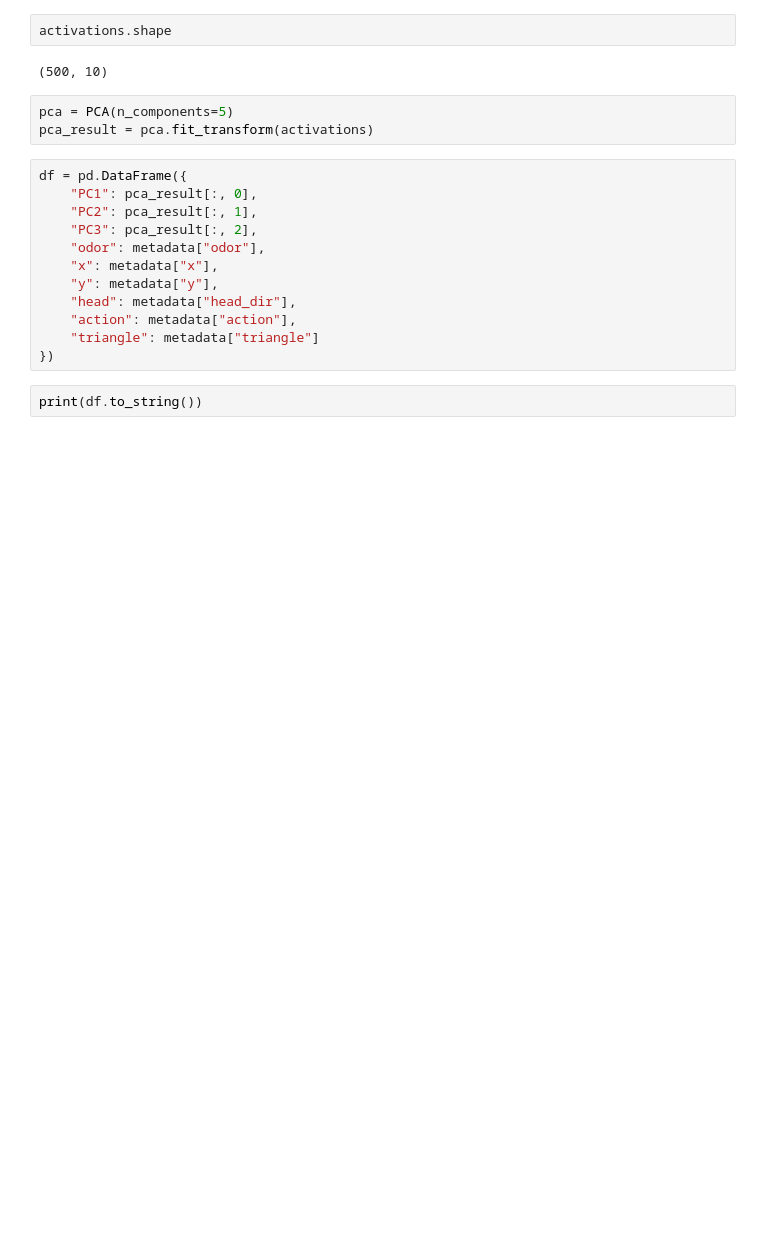
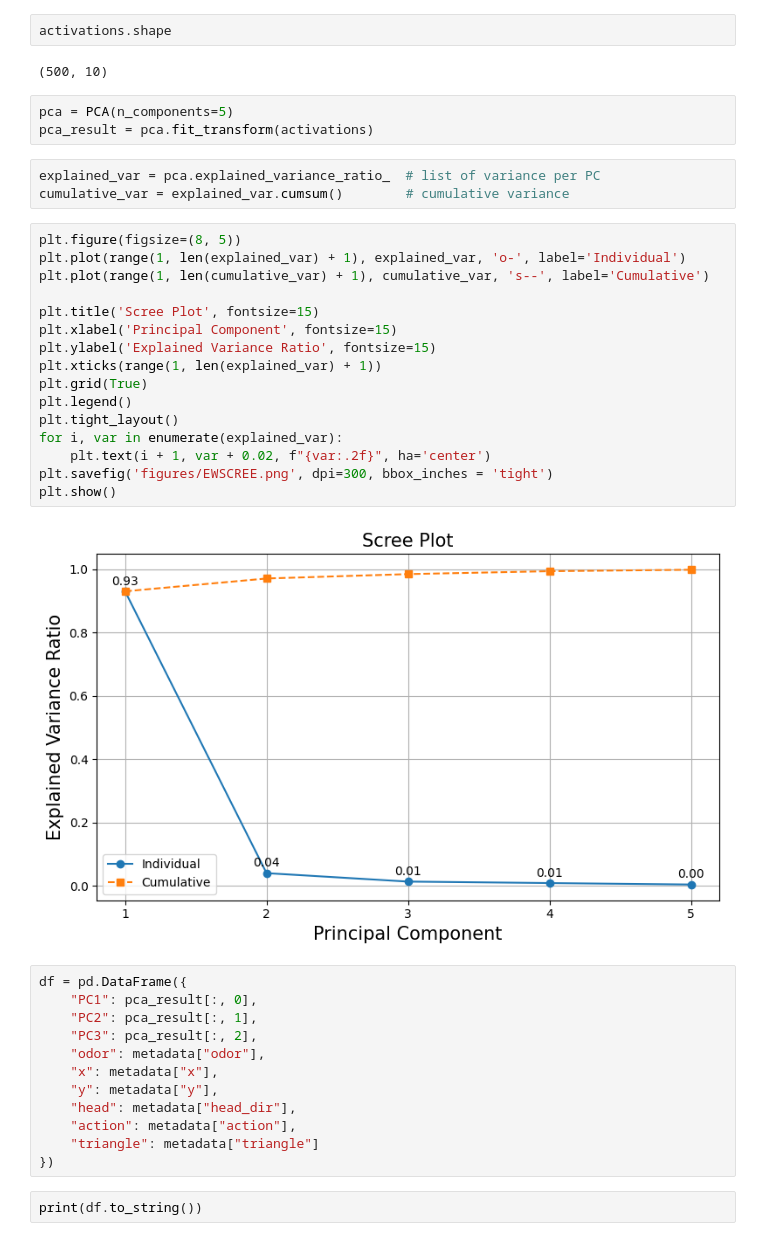
Before and after one commit to NiloufarRazmi/RL_Olfaction, a Jupyter notebook: cartesian_polar/visualization_notebooks/bottleneck_analysis/pca-curves.ipynb, the cells around one changed output. Drawn from its saved outputs; the diff is of its cells as text; blank space fills up the shorter version.

```diff
--- a/cartesian_polar/exp_autoencoder/pca-curves.ipynb
+++ b/cartesian_polar/visualization_notebooks/bottleneck_analysis/pca-curves.ipynb
@@ -286,6 +292,27 @@ activations.shape
 # %%
 pca = PCA(n_components=5)
 pca_result = pca.fit_transform(activations)
+# %%
+explained_var = pca.explained_variance_ratio_  # list of variance per PC
+cumulative_var = explained_var.cumsum()        # cumulative variance
+# %%
+plt.figure(figsize=(8, 5))
+plt.plot(range(1, len(explained_var) + 1), explained_var, 'o-', label='Individual')
+plt.plot(range(1, len(cumulative_var) + 1), cumulative_var, 's--', label='Cumulative')
+
+plt.title('Scree Plot', fontsize=15)
+plt.xlabel('Principal Component', fontsize=15)
+plt.ylabel('Explained Variance Ratio', fontsize=15)
+plt.xticks(range(1, len(explained_var) + 1))
+plt.grid(True)
+plt.legend()
+plt.tight_layout()
+for i, var in enumerate(explained_var):
+    plt.text(i + 1, var + 0.02, f"{var:.2f}", ha='center')
+plt.savefig('figures/EWSCREE.png', dpi=300, bbox_inches = 'tight')
+plt.show()
+# %% [output]
+[figure, added]
 # %%
 df = pd.DataFrame({
     "PC1": pca_result[:, 0],
```
Also changed, not shown: parts of 7 cells of this notebook, 1 other file.
